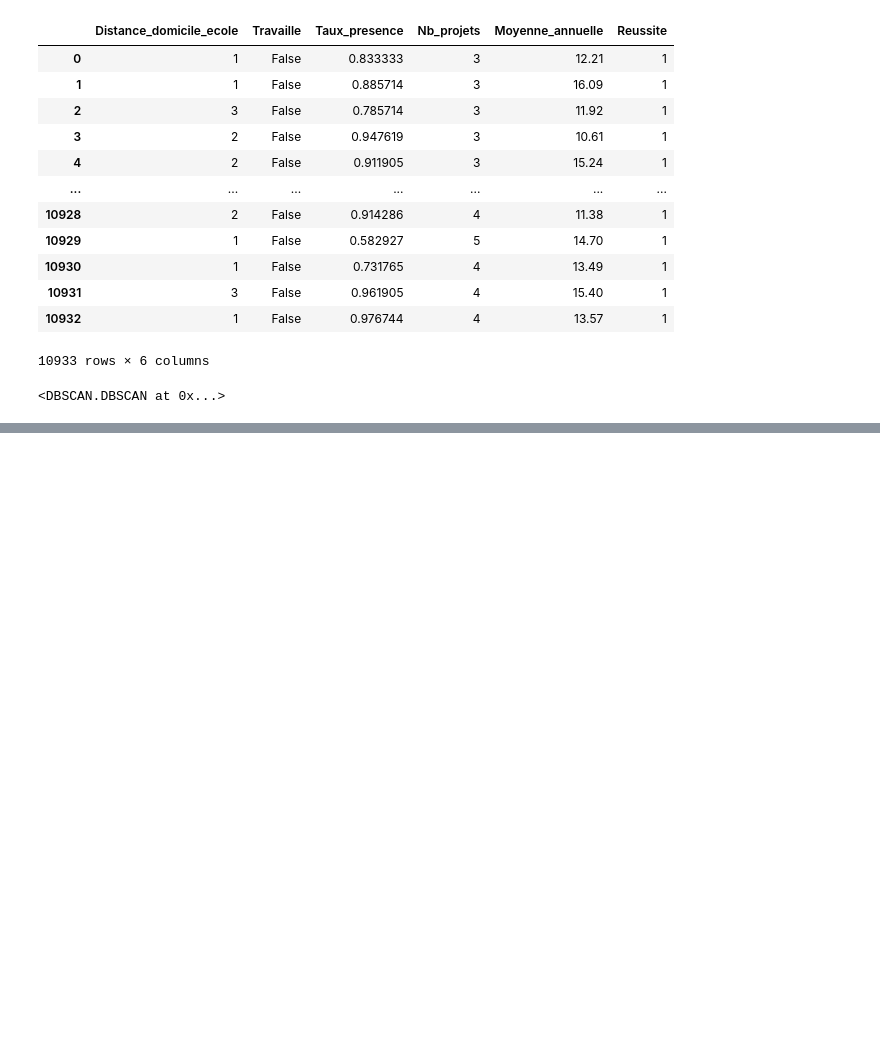
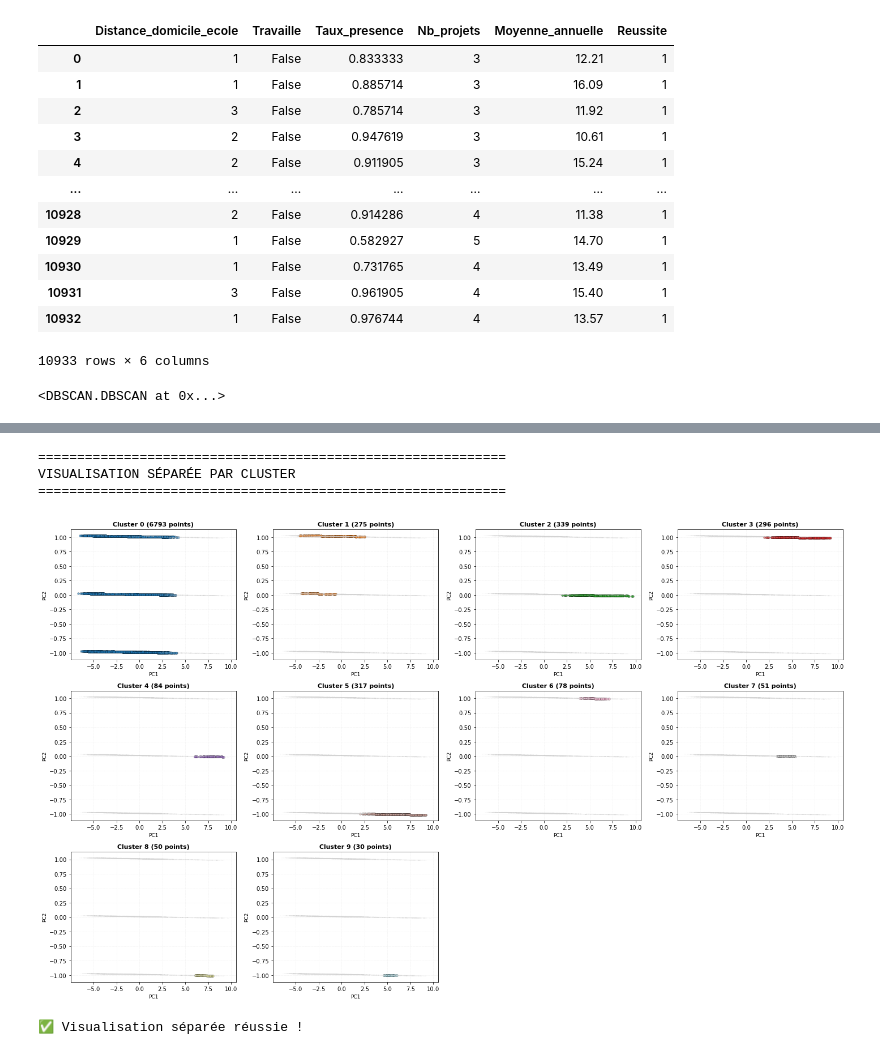
Before and after one commit to TCHOUANANG-dimitri/ML-PROJECT, a Jupyter notebook: Training&Saving/preformance explanation.ipynb, the cells around one changed output, grey strips where cells are left out. Drawn from its saved outputs; the diff is of its cells as text; code cells hidden in the pictures; blank space fills up the shorter version.

```diff
--- a/Training&Saving/preformance explanation.ipynb
+++ b/Training&Saving/preformance explanation.ipynb
@@ -124,0 +584,8 @@ array([-1,  0,  1,  2,  3,  4,  5,  6,  7,  8,  9, 10, 11, 12, 13, 14, 15,
+# %%
+visualiser_clusters_separes(X_train,labels)
+# %% [output]
+============================================================
+VISUALISATION SÉPARÉE PAR CLUSTER
+============================================================
+[figure, added]
+✅ Visualisation séparée réussie !
```
Also changed, not shown: parts of 11 cells of this notebook.
